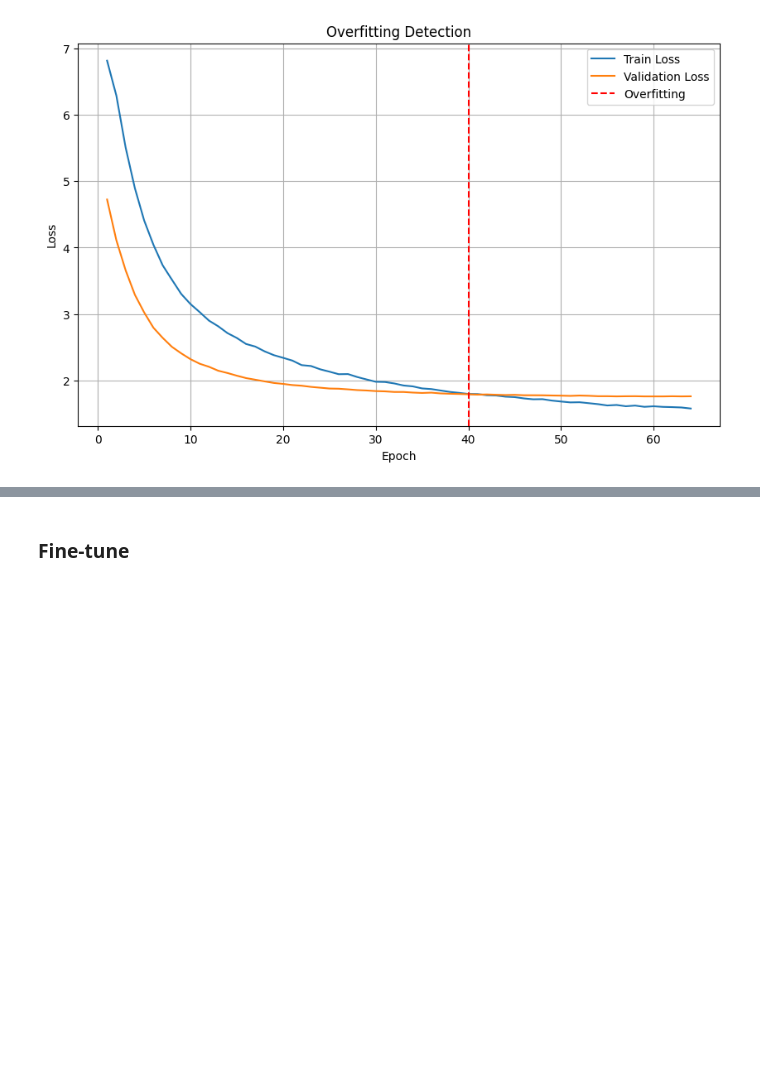
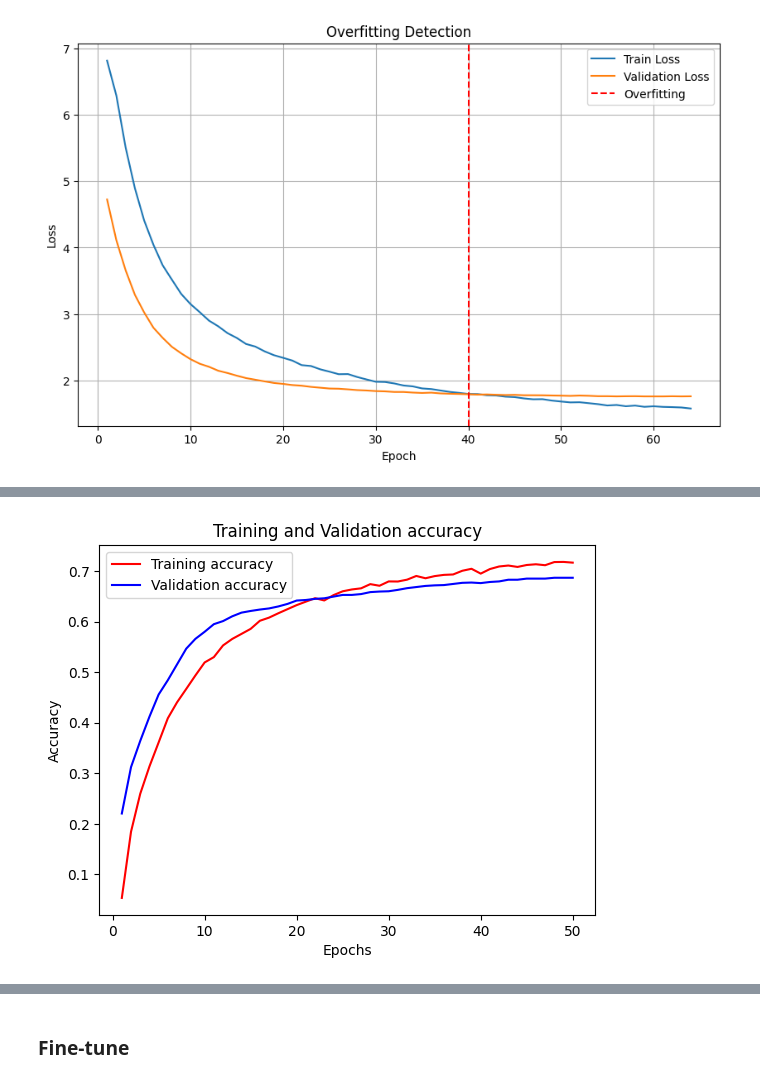
Before and after one commit to mgalao/deep-learning-project, a Jupyter notebook: project/DL_Phylum_Models.ipynb, the cells around one changed output, grey strips where cells are left out. Drawn from its saved outputs; the diff is of its cells as text; code cells hidden in the pictures; blank space fills up the shorter version.

```diff
--- a/project/DL_Phylum_Models.ipynb
+++ b/project/DL_Phylum_Models.ipynb
@@ -289,0 +541,19 @@ plt.show()
+# %%
+input_img = Input(shape=(224, 224, 3))
+base_model = EfficientNetB0(include_top=False, weights='imagenet', input_tensor=input_img)
+
+for layer in base_model.layers:
+    layer.trainable = False
+
+x = layers.GlobalAveragePooling2D()(base_model.output)
+x = layers.Dense(256, activation='relu', kernel_regularizer=regularizers.l2(1e-4))(x)
+x = layers.Dropout(0.5)(x)
+x = layers.Dense(202, activation='softmax', kernel_regularizer=regularizers.l2(1e-4))(x)
+
+model = models.Model(inputs=base_model.input, outputs=x)
+
+model.compile(
+    optimizer=optimizers.RMSprop(learning_rate=1e-4),
+    loss=keras.losses.CategoricalCrossentropy(label_smoothing=0.01),
+    metrics=metrics
+)
@@ -289,0 +565,11 @@ plt.show()
+# %%
+experiment_en = Experiment(
+    model=model,
+    train_ds=train_ds,
+    val_ds=val_ds,
+    experiment_name="efficient_net_pre_finetuning_with_label_smoothing_batch_sized_corrected_launching_trying_lr_scheduler",
+    batch_size=32,
+    image_size=(224, 224)
+)
+# %%
+history_en = experiment_en.run_experiment(callbacks=callbacks_additional, epochs=50)
@@ -289,0 +604,6 @@ plt.show()
+# %%
+acc_train_en = history_en.history['acc']
+acc_val_en = history_en.history['val_acc']
+plot_model_acc(num_epochs=50, train_acc=acc_train_en, val_acc=acc_val_en)
+# %% [output]
+[figure, added]
```
Also changed, not shown: parts of 63 cells of this notebook.
